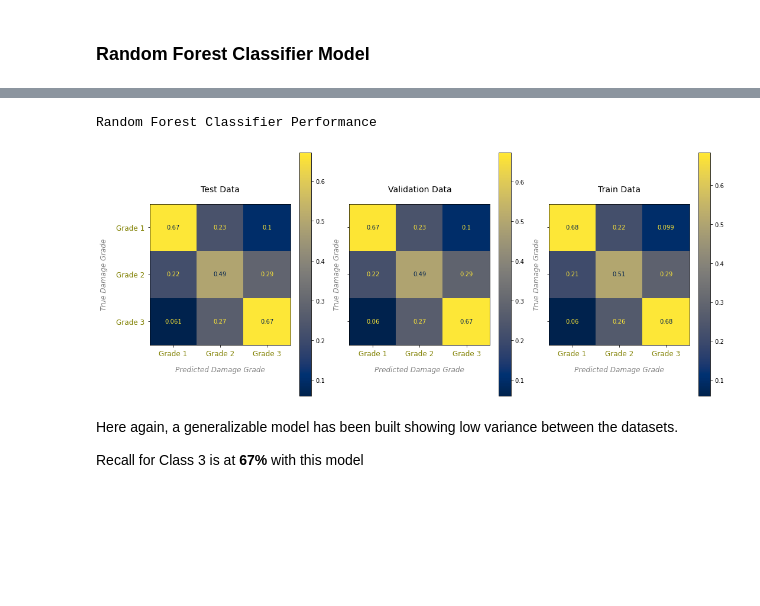
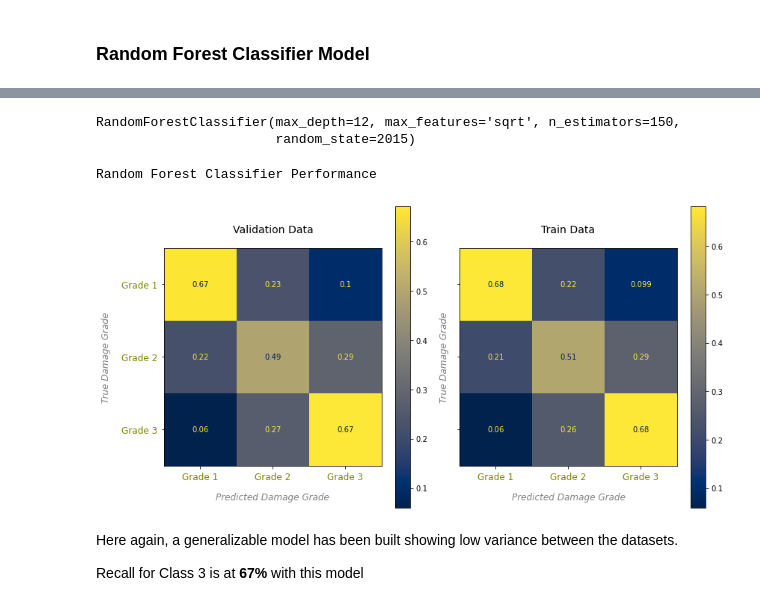
Before and after one commit to luluvalakdawala/modeling_eq_damage, a Jupyter notebook: notebooks/report/final_analysis.ipynb, the cells around one changed output, grey strips where cells are left out. Saved outputs shown, nothing was run; the diff lists cells and outputs as text; code cells hidden in the pictures; blank space fills up the shorter version.

```diff
--- a/notebooks/report/final_analysis.ipynb
+++ b/notebooks/report/final_analysis.ipynb
@@ -485,3 +486,0 @@ Please refer to [this notebook](../../notebooks/exploratory/06_logistic_regressi
-# %%
-lr = LogisticRegression(random_state=2015, C=10, penalty='l2')
-lr.fit(X_train, y_train)
@@ -489,0 +502,3 @@ LogisticRegression(C=10, random_state=2015)
+# %%
+with open('../../src/logistic_regression_model.pickle', 'rb') as f:
+    lr = pickle.load(f)
@@ -504,4 +522,0 @@ Please refer to [this notebook](../../notebooks/exploratory/07_random_forest.ipy
-# %%
-rfc = RandomForestClassifier(max_depth=12, max_features='sqrt',
-                              n_estimators=150,random_state=2015)
-rfc.fit(X_train, y_train)
@@ -511,9 +531,17 @@ RandomForestClassifier(max_depth=12, max_features='sqrt', n_estimators=150,
+# %%
+with open('../../src/random_forest_model.pickle', 'rb') as f:
+    rfc = pickle.load(f)
+# %%
+rfc
+# %% [output]
+RandomForestClassifier(max_depth=12, max_features='sqrt', n_estimators=150,
+                       random_state=2015)
 # %%
 print('Random Forest Classifier Performance')
-mfs.plot_confusion_matrices(rfc, X_test, y_test, X_val, y_val, X_train, y_train)
+mfs.plot_confusion_matrices(rfc, X_val, y_val, X_train, y_train)
 # %% [output]
 Random Forest Classifier Performance
-[figure, old version]
+[figure, new version]
 # %% [markdown]
 Here again, a generalizable model has been built showing low variance between the datasets.
 
```
Also changed, not shown: parts of 44 cells of this notebook, 9 other files.
